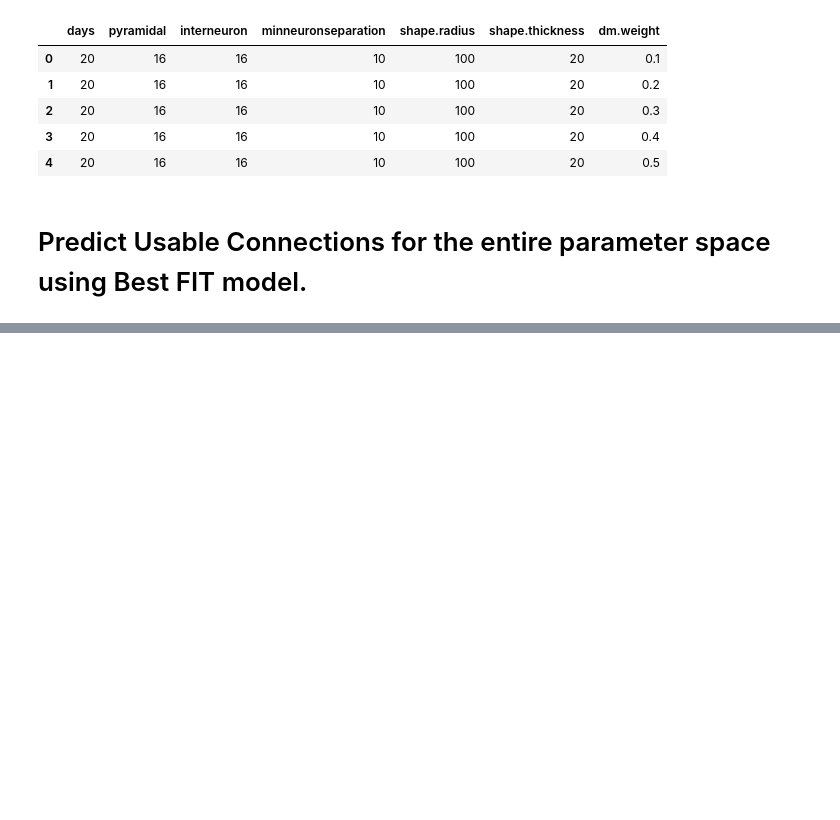
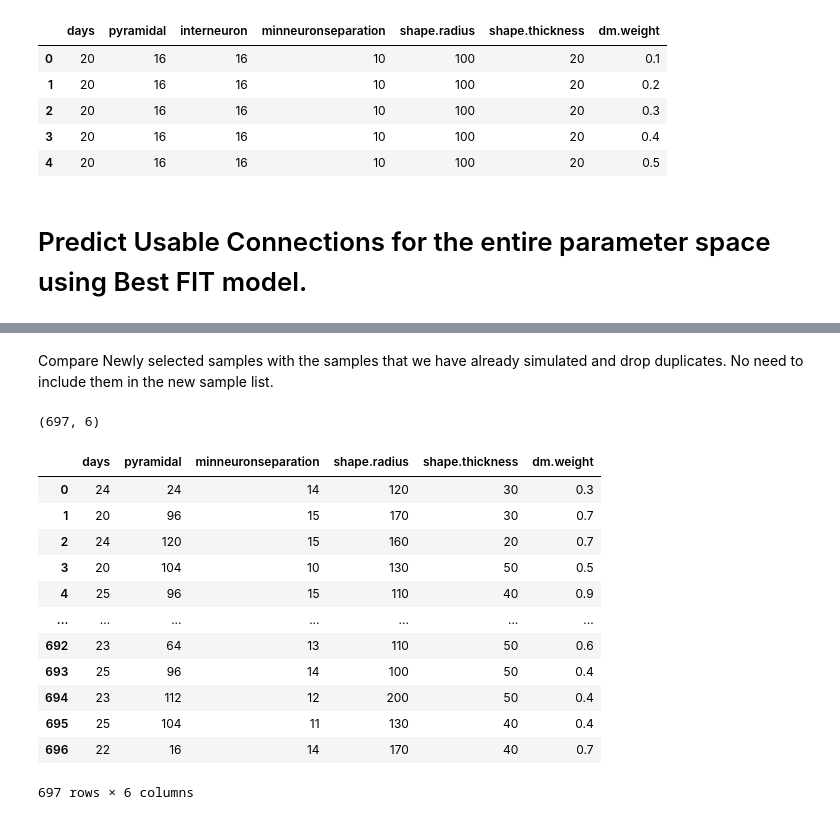
Before and after one commit to carboncopies/BrainEmulationChallenge, a Jupyter notebook: src/models/autoassociative/NetmorphParOptim/Phase1_Optim.ipynb, the cells around one changed output, grey strips where cells are left out. Saved outputs shown, nothing was run; the diff lists cells and outputs as text; code cells hidden in the pictures; blank space fills up the shorter version.

```diff
--- a/src/models/autoassociative/NetmorphParOptim/Phase1_Optim.ipynb
+++ b/src/models/autoassociative/NetmorphParOptim/Phase1_Optim.ipynb
@@ -557,0 +775,2 @@ pred_grid.head()
+# %% [markdown]
+Compare Newly selected samples with the samples that we have already simulated and drop duplicates. No need to include them in the new sample list.
@@ -557,0 +785,21 @@ pred_grid.head()
+# %%
+df2 = df[cols2]
+print(df2.shape)
+# %% [output]
+(697, 6)
+# %%
+df2
+# %% [output]
+|  | days | pyramidal | minneuronseparation | shape.radius | shape.thickness | dm.weight |
+| 0 | 24 | 24 | 14 | 120 | 30 | 0.3 |
+| 1 | 20 | 96 | 15 | 170 | 30 | 0.7 |
+| 2 | 24 | 120 | 15 | 160 | 20 | 0.7 |
+| 3 | 20 | 104 | 10 | 130 | 50 | 0.5 |
+| 4 | 25 | 96 | 15 | 110 | 40 | 0.9 |
+| ... | ... | ... | ... | ... | ... | ... |
+| 692 | 23 | 64 | 13 | 110 | 50 | 0.6 |
+| 693 | 25 | 96 | 14 | 100 | 50 | 0.4 |
+| 694 | 23 | 112 | 12 | 200 | 50 | 0.4 |
+| 695 | 25 | 104 | 11 | 130 | 40 | 0.4 |
+| 696 | 22 | 16 | 14 | 170 | 40 | 0.7 |
+697 rows × 6 columns
```
Also changed, not shown: parts of 64 cells of this notebook.
